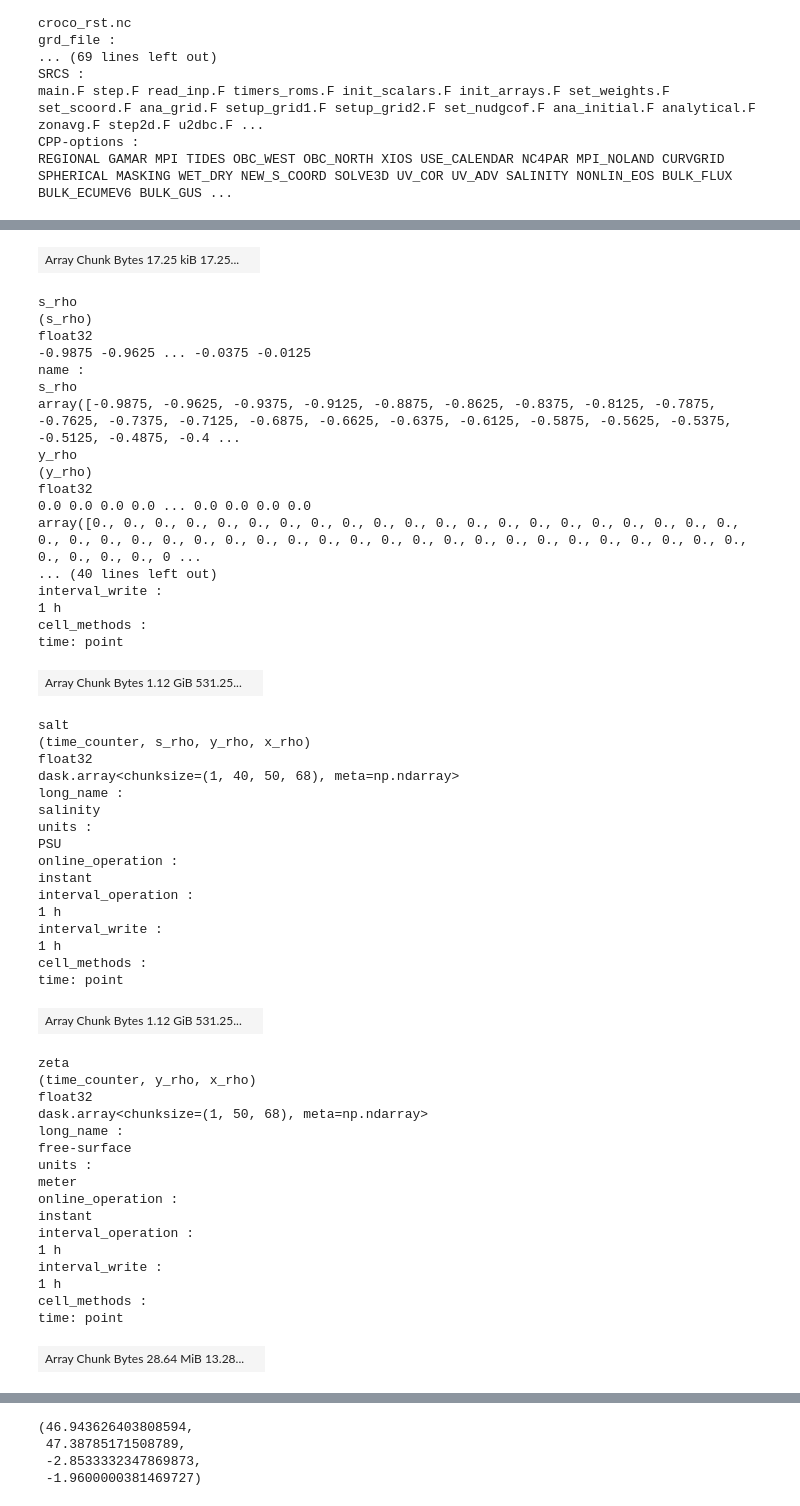
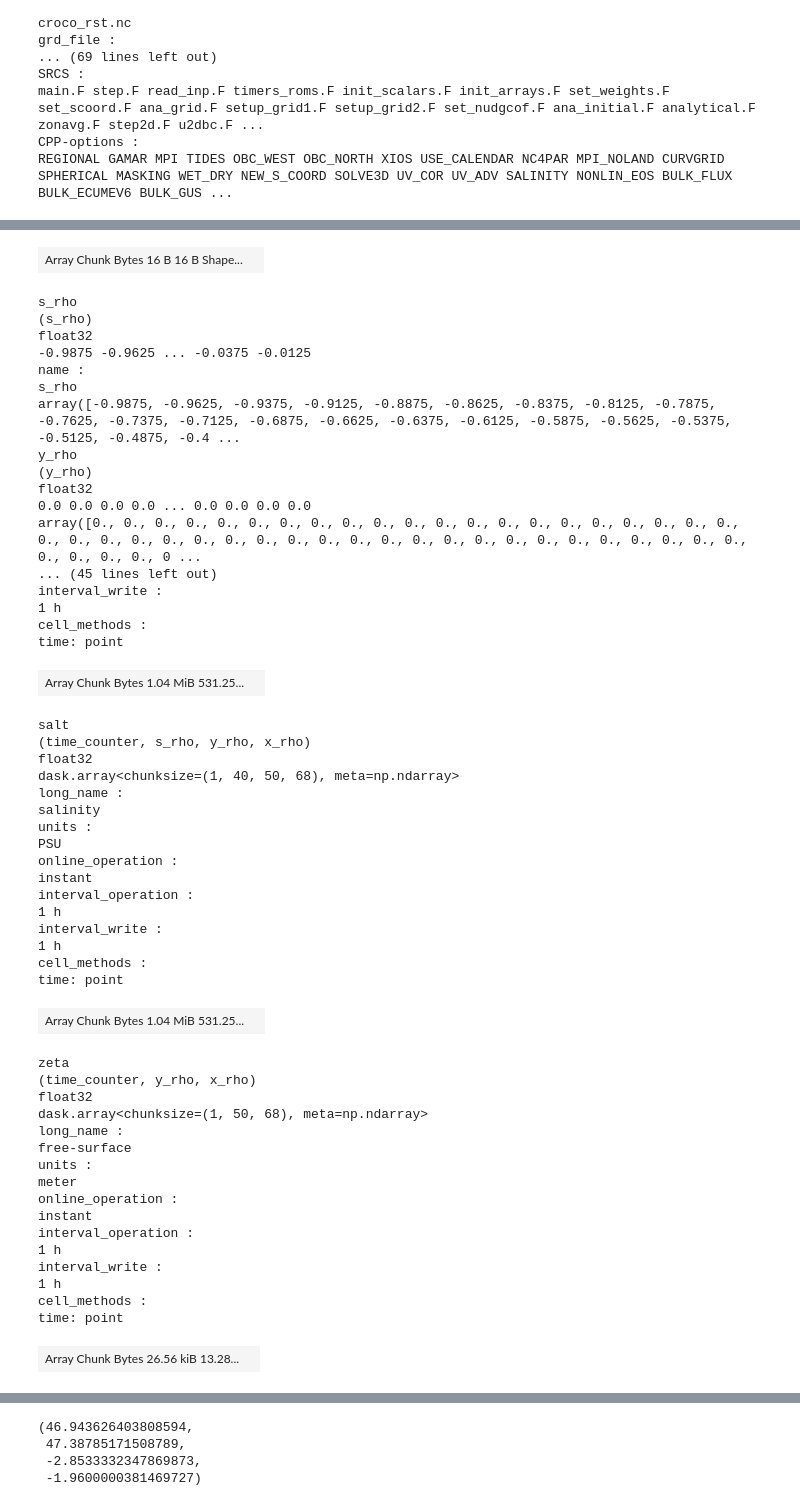
Before and after one commit to FAIR2Adapt/softwares_RIOMAR, a Jupyter notebook: notebook/Prep_regrid.ipynb, the cells around one changed output, grey strips where cells are left out. Cells and saved outputs as stored; diff of their text form; code cells hidden in the pictures.

```diff
--- a/notebook/Prep_regrid.ipynb
+++ b/notebook/Prep_regrid.ipynb
@@ -294,4 +329,10 @@ Coordinates:
 # %%
-ds_temp =ds.where(mask,drop=True)
+import geopandas as gpd
+gdf=gpd.read_file("outer_boundary.geojson", driver="GeoJSON")
+poly = gdf.geometry.iloc[0]
+ds = ds.isel(  time_counter=slice(0,2))[['temp','salt','zeta']]
+ds_temp   = apply_polygon_mask(
+    ds,
+    poly)
 ds_temp
 # %% [output]
@@ -310,27 +351,27 @@ datetime64[ns]
 ... (19 lines left out)
 time_origin :
 2000-01-01 00:00:00
 bounds :
 time_instant_bounds
-| Array Chunk Bytes 17.25 kiB 17.25... |  |
+| Array Chunk Bytes 16 B 16 B Shape... |  |
 s_rho
 (s_rho)
 float32
 -0.9875 -0.9625 ... -0.0375 -0.0125
 name :
 s_rho
 array([-0.9875, -0.9625, -0.9375, -0.9125, -0.8875, -0.8625, -0.8375, -0.8125, -0.7875, -0.7625, -0.7375, -0.7125, -0.6875, -0.6625, -0.6375, -0.6125, -0.5875, -0.5625, -0.5375, -0.5125, -0.4875, -0.4 ...
 y_rho
 (y_rho)
 float32
 0.0 0.0 0.0 0.0 ... 0.0 0.0 0.0 0.0
 array([0., 0., 0., 0., 0., 0., 0., 0., 0., 0., 0., 0., 0., 0., 0., 0., 0., 0., 0., 0., 0., 0., 0., 0., 0., 0., 0., 0., 0., 0., 0., 0., 0., 0., 0., 0., 0., 0., 0., 0., 0., 0., 0., 0., 0., 0., 0., 0., 0 ...
-... (40 lines left out)
+... (45 lines left out)
 interval_write :
 1 h
 cell_methods :
 time: point
-| Array Chunk Bytes 1.12 GiB 531.25... |  |
+| Array Chunk Bytes 1.04 MiB 531.25... |  |
 salt
 (time_counter, s_rho, y_rho, x_rho)
 float32
@@ -347,7 +388,7 @@ interval_write :
 1 h
 cell_methods :
 time: point
-| Array Chunk Bytes 1.12 GiB 531.25... |  |
+| Array Chunk Bytes 1.04 MiB 531.25... |  |
 zeta
 (time_counter, y_rho, x_rho)
 float32
@@ -364,7 +405,7 @@ interval_write :
 1 h
 cell_methods :
 time: point
-| Array Chunk Bytes 28.64 MiB 13.28... |  |
+| Array Chunk Bytes 26.56 kiB 13.28... |  |
 Attributes: (42)
 name :
 GAMAR_GLORYS_1h_inst
```
Also changed, not shown: parts of 28 cells of this notebook, 1 other file.
